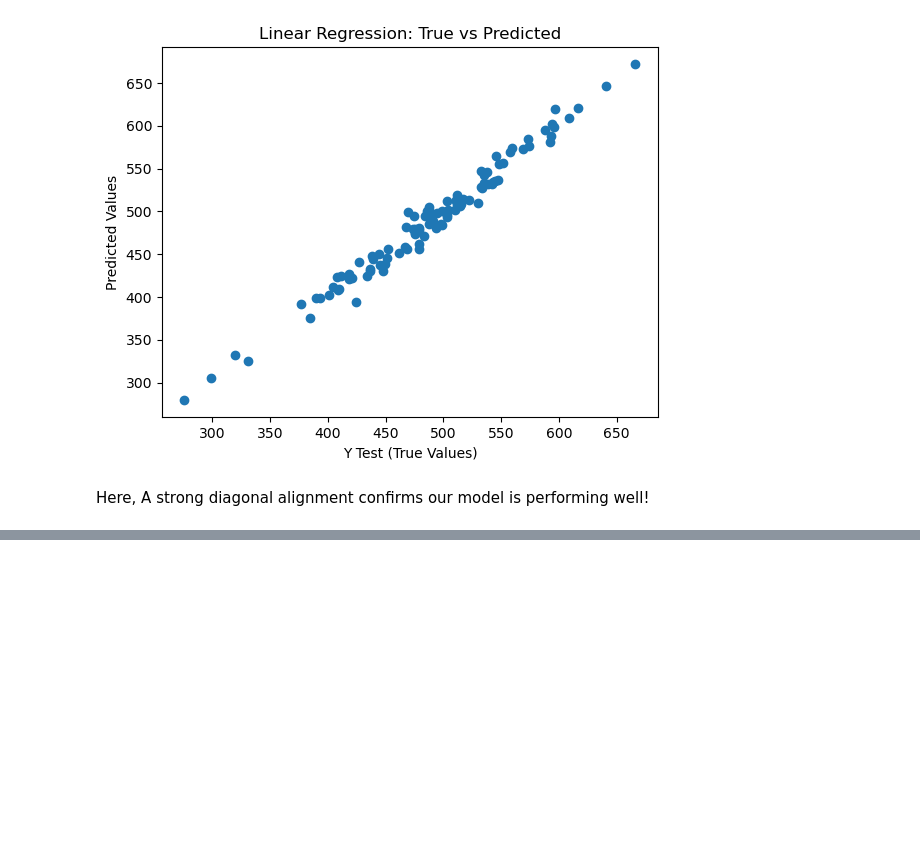
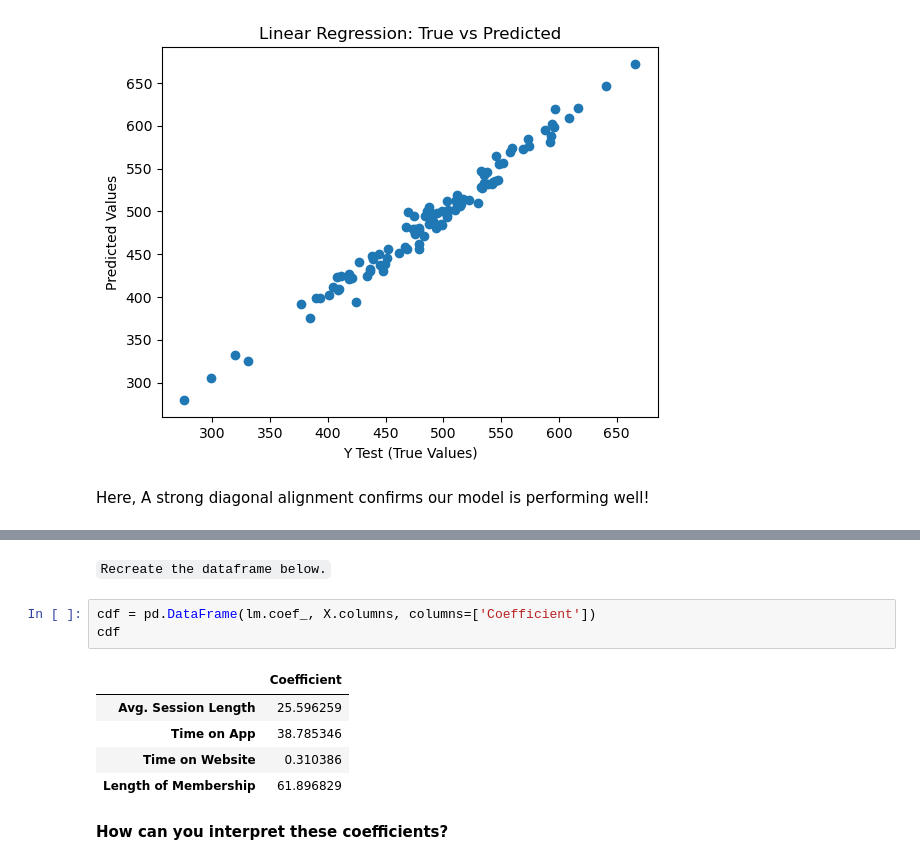
Before and after one commit to ranjansinghds/linear-regression-project-SL, a Jupyter notebook: linear_regression_project.ipynb, the cells around one changed output, grey strips where cells are left out. Drawn from its saved outputs; the diff is of its cells as text; blank space fills up the shorter version.

Commit message:
Analysis Ecommerce Customers Data

```diff
--- a/linear_regression_project.ipynb
+++ b/linear_regression_project.ipynb
@@ -202,0 +234,13 @@ Here, A strong diagonal alignment confirms our model is performing well!
+# %% [markdown]
+`Recreate the dataframe below.`
+# %%
+cdf = pd.DataFrame(lm.coef_, X.columns, columns=['Coefficient'])
+cdf
+# %% [output]
+|  | Coefficient |
+| Avg. Session Length | 25.596259 |
+| Time on App | 38.785346 |
+| Time on Website | 0.310386 |
+| Length of Membership | 61.896829 |
+# %% [markdown]
+**How can you interpret these coefficients?**
```
Also changed, not shown: parts of 13 cells of this notebook.
